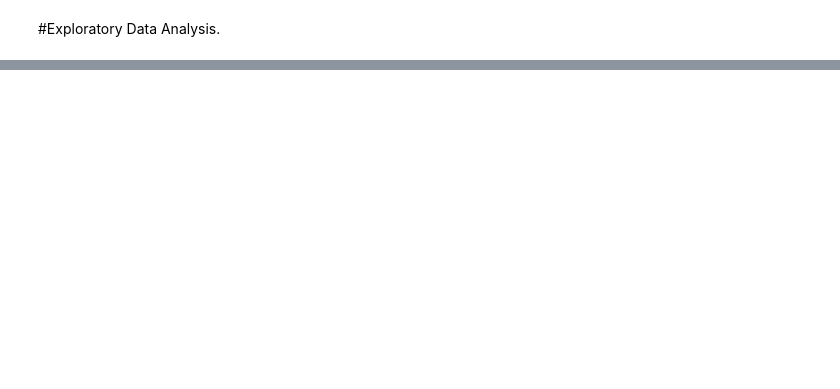
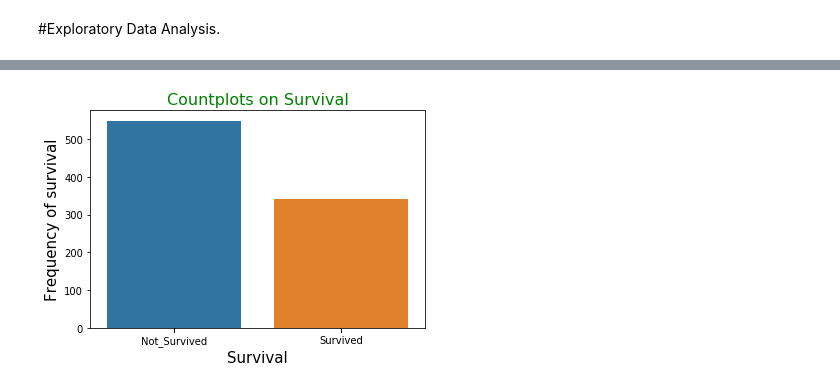
Before and after one commit to theBuluku/Independent-Project-week-9, a Jupyter notebook: IP_Week_9.ipynb, the cells around one changed output, grey strips where cells are left out. Drawn from its saved outputs; the diff is of its cells as text; code cells hidden in the pictures; blank space fills up the shorter version.

```diff
--- a/IP_Week_9.ipynb
+++ b/IP_Week_9.ipynb
@@ -8,3 +16,19 @@ from sklearn.model_selection import train_test_split
+# %%
+#Importing the environments to use in our projects.
+import pandas as pd
+import numpy as np
+import matplotlib.pyplot as plt
+import seaborn as sns
+sns.set(style = "darkgrid",context='notebook')
+from sklearn.model_selection import train_test_split,KFold,RandomizedSearchCV
+from sklearn.preprocessing import StandardScaler,Normalizer
+from sklearn.discriminant_analysis import LinearDiscriminantAnalysis as LDA
+from sklearn.neighbors import KNeighborsClassifier
+from sklearn.metrics import accuracy_score,f1_score,recall_score,confusion_matrix,classification_report
+from xgboost import XGBClassifier
+from sklearn.ensemble import RandomForestClassifier,AdaBoostClassifier
+import warnings
+warnings.filterwarnings('ignore')
 # %%
 #Loading the train dataset(dataset1) and viewing the first 5 rows.
 train_df=pd.read_csv('train.csv')
@@ -152,0 +172,11 @@ test_data2.shape
+# %%
+#Showing the bar plots of those who survived and those who dint
+sns.countplot(train_df['Survived'])
+survival = ["Not_Survived","Survived"]
+plt.xlabel("Survival",fontsize=15)
+plt.ylabel("Frequency of survival",fontsize=15)
+plt.title("Countplots on Survival",fontsize=16,color="green")
+plt.xticks(train_df['Survived'], survival, )
+plt.show()
+# %% [output]
+[figure, added]
```
Also changed, not shown: parts of 108 cells of this notebook.
